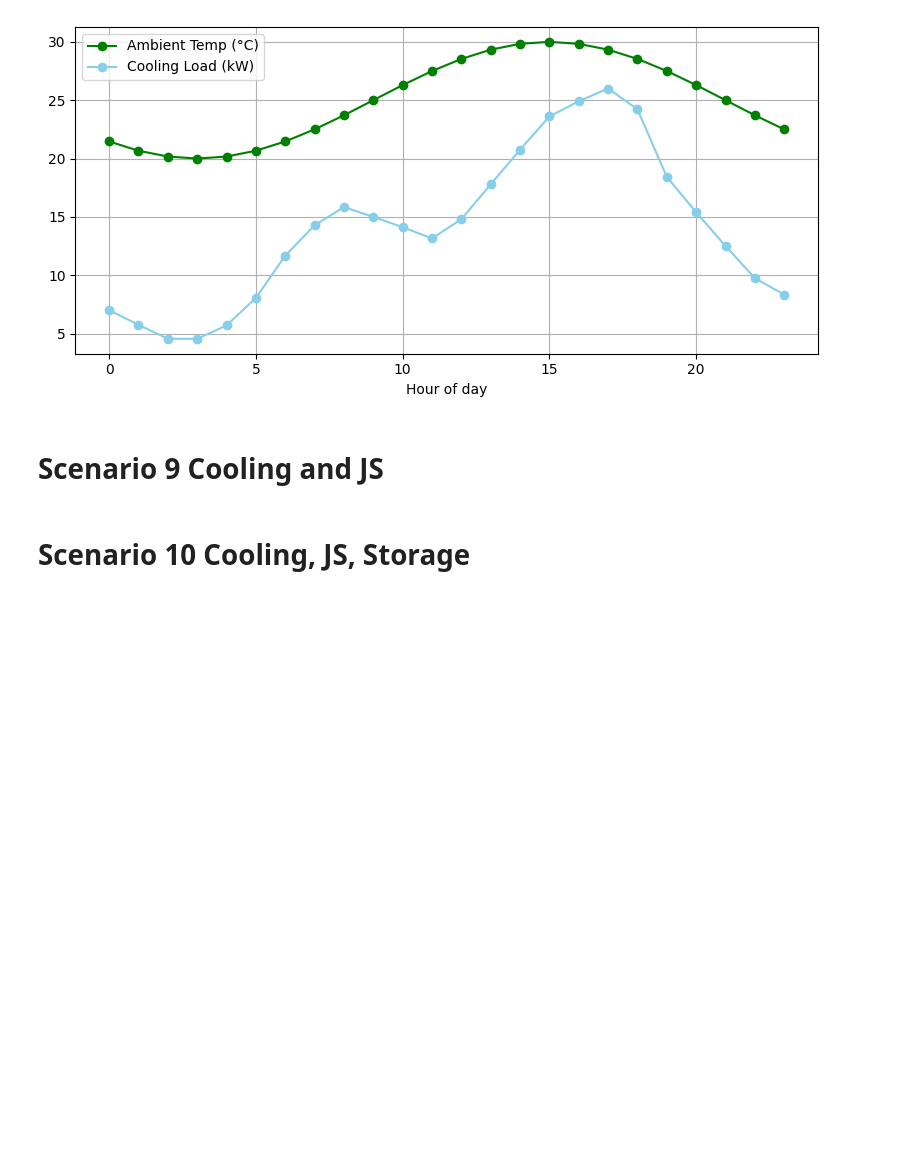
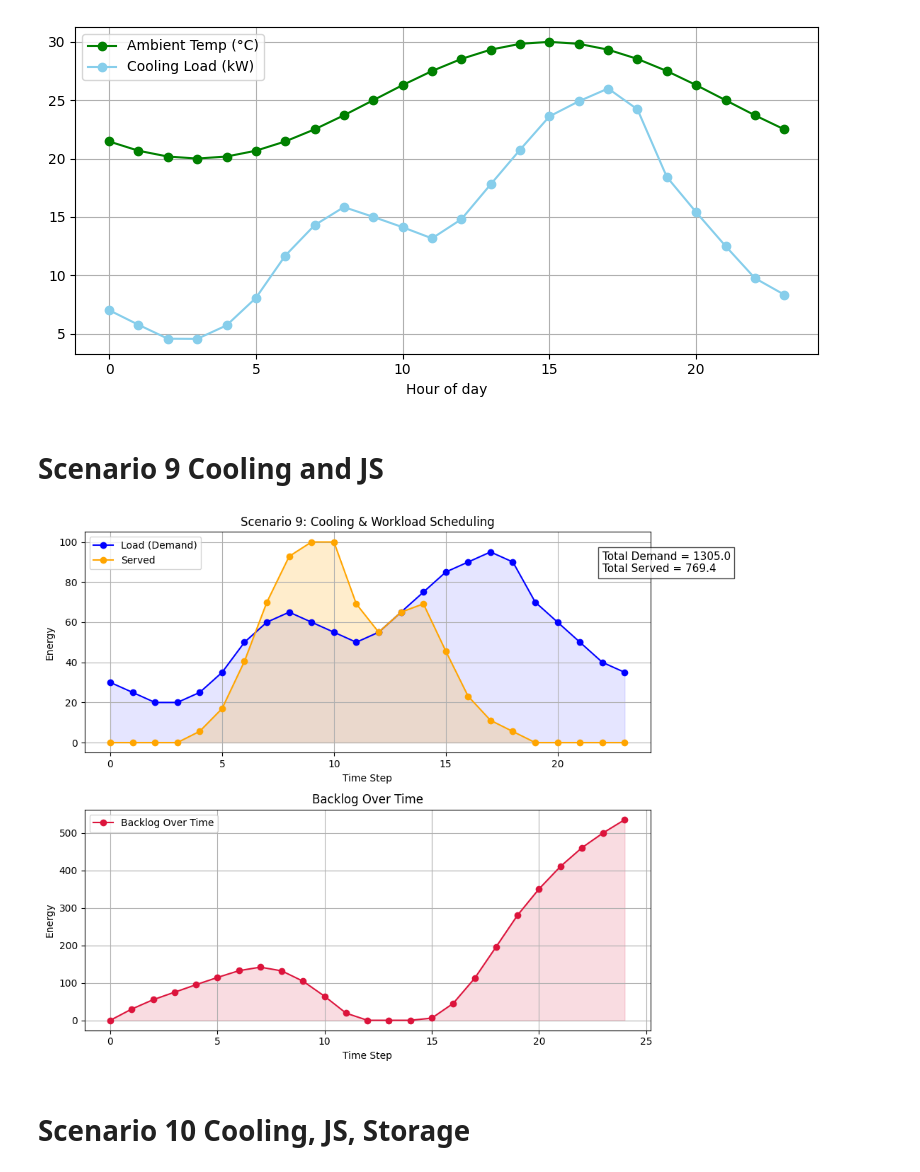
Before and after one commit to clbanjai/1.020-Data-Center-Project, a Jupyter notebook: OH_implementatio.ipynb, the cells around one changed output. Saved outputs shown, nothing was run; the diff lists cells and outputs as text; code cells hidden in the pictures; blank space fills up the shorter version.

```diff
--- a/OH_implementatio.ipynb
+++ b/OH_implementatio.ipynb
@@ -147,7 +147,7 @@ q = 1.0  # Cost per unit energy used
 r = 200  # Cost per unit backlog
 k = 1  # Storage energy conversion factor
 computing_limit =100 # float("inf") #or switch to actual computing limit
-battery_limit = float("inf") # or switch to actual computing limit
+battery_limit = 300 # float("inf") # or switch to actual computing limit
 # Generation (G_t) over 10 time steps (e.g., hours of the day)
 # G = [30, 40, 50, 60, 75, 90, 100, 80, 60, 40]  # Peak generation occurs midday and early evening
 
@@ -170,6 +170,8 @@ C = Carbon_intensity[:T]  # Carbon intensity in gCO2/kWh
 # Plotting helper function for each scenario
 def plot_results(title, served, soc=None, second_plot=None, backlog=None,
                  carbon_intensity=None, emissions=None):
+
+
     total_demand = sum(L)
     total_served = sum(served)
     total_emissions = sum(emissions) if emissions else None
@@ -202,7 +204,7 @@ def plot_results(title, served, soc=None, second_plot=None, backlog=None,
     if total_emissions is not None:
         text += f"\nTotal Emissions = {total_emissions:.1f} kgCO₂"
     ax_main.text(len(L) - 2, max(max(L), max(served)) * 0.85,
-                 text, bbox=dict(facecolor='white', alpha=0.7), fontsize=11)
+                text, bbox=dict(facecolor='white', alpha=0.7), fontsize=11)
 
     # Plot each additional element in its own row
     for i, (title_i, data_i, y_label, color) in enumerate(secondary_plots, start=1):
@@ -579,5 +577,50 @@ plt.show()
 [figure]
 # %% [markdown]
 # Scenario 9 Cooling and JS
+# %%
+hours = np.arange(T)
+T_ref, COP_ref = 25.0, 4.0
+T_amb = T_ref + 5.0 * np.sin((hours - 15)/24 * 2*np.pi)
+COP   = COP_ref * (1.0 - 0.02 * (T_amb - T_ref))
+
+# Model
+m9 = gp.Model("cooling_workload_scheduling_no_storage")
+m9.setParam('OutputFlag', 0)
+
+# Decision variables
+u = m9.addVars(T, name="u", lb=0)        # Computing energy used
+x = m9.addVars(T+1, name="x", lb=0)      # Backlog
+P_chiller = m9.addVars(hours, lb=0, name="P_chiller")
+
+# Initial condition
+m9.addConstr(x[0] == 0, "initial_backlog")
+
+# Dynamics and constraints
+for t in range(T):
+    m9.addConstr(x[t+1] == x[t] + L[t] - u[t], name=f"backlog_update_{t}")
+    m9.addConstr(u[t] <= computing_limit, name=f"computing limit")
+    m9.addConstr((u[t] + P_chiller[t] <= G[t]), name=f"power_balance_{t}")
+    m9.addConstr((COP[t] * P_chiller[t] >= u[t]), name=f"cooling_req_{t}")
+
+
+# Terminal condition
+m9.addConstr(x[T] >= 0, "terminal_backlog")
+
+# Objective: Minimize backlog and energy cost (no energy term bc only renewables)
+m9.setObjective(gp.quicksum(r * x[t] for t in range(T+1)), GRB.MINIMIZE)
+
+# Optimize
+m9.optimize()
+
+# Extract and plot results
+if m9.status == GRB.OPTIMAL:
+    served_9 = [u[t].X for t in range(T)]
+    backlog_9 = [x[t].X for t in range(T+1)]  # Backlog at each time step
+    plot_results("Scenario 9: Cooling & Workload Scheduling", served_9, second_plot=None, backlog=backlog_9)
+
+if m9.status != GRB.OPTIMAL:
+    print("Optimization failed or was not optimal.")
+# %% [output]
+[figure, added]
 # %% [markdown]
 # Scenario 10 Cooling, JS, Storage
```
Also changed, not shown: parts of 4 cells of this notebook.
